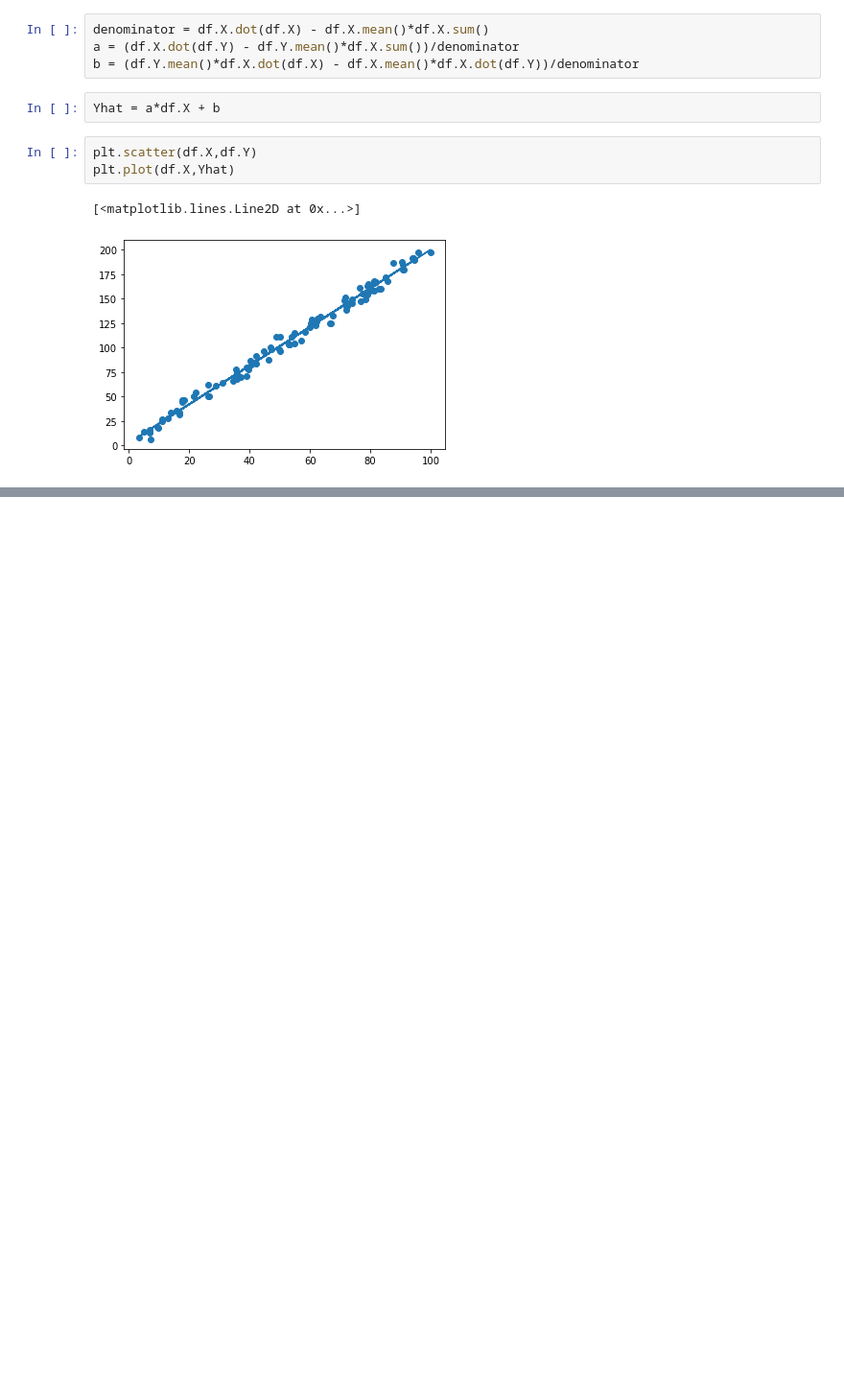
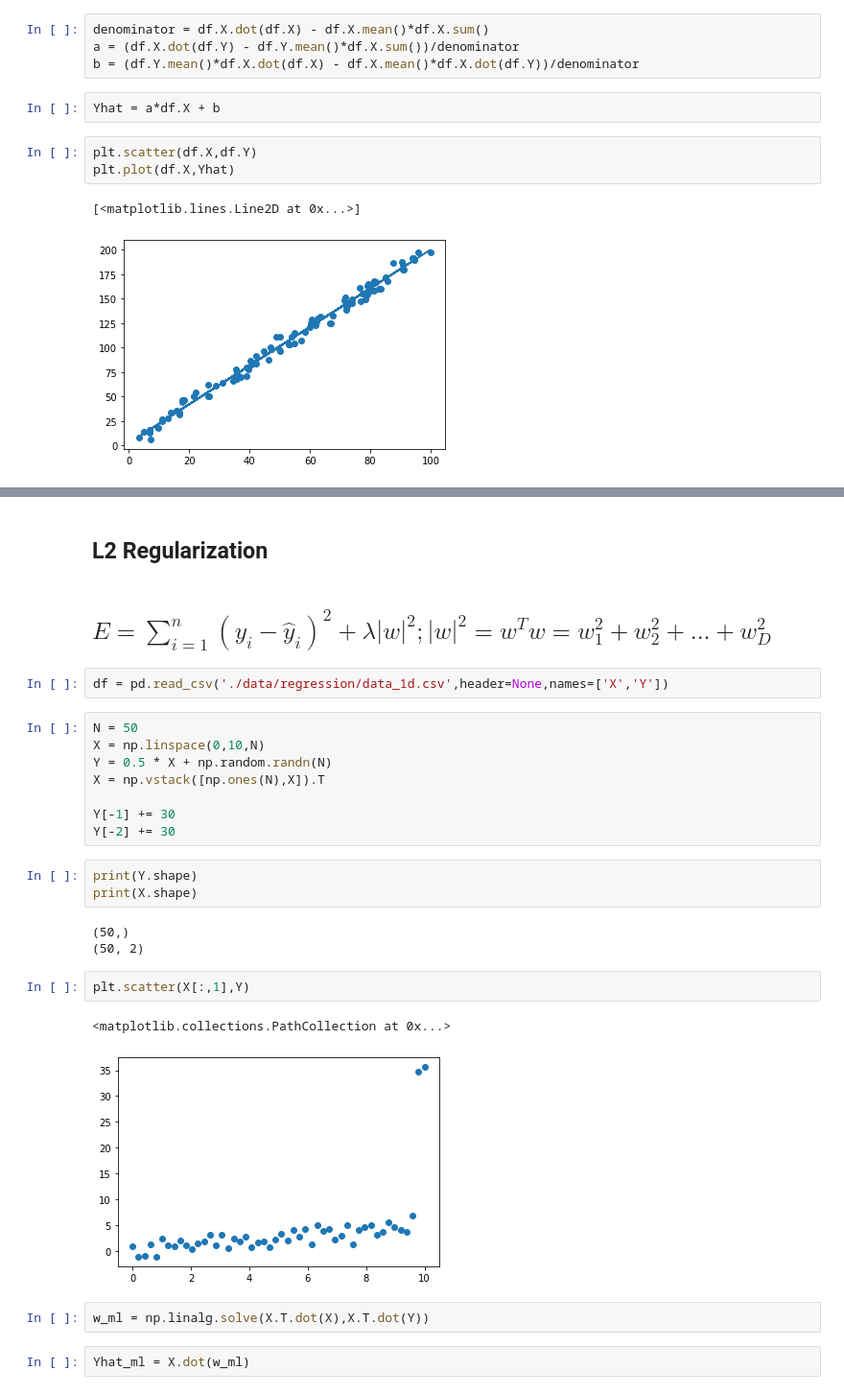
Before and after one commit to sroleden/nothing, a Jupyter notebook: notes/regression_basics.ipynb, the cells around one changed output, grey strips where cells are left out. Shown: that part at 96% size. Cells and saved outputs as stored; diff of their text form; blank space fills up the shorter version.

```diff
--- a/notes/regression_basics.ipynb
+++ b/notes/regression_basics.ipynb
@@ -76,0 +308,29 @@ denominator
+# %% [markdown]
+## L2 Regularization
+# %% [markdown]
+## $ {E} = \sum \limits_{i=1}^{n}(y_{i} - \hat{y}_{i} )^{2} + \lambda |w|^{2} ; |w|^{2} = w^{T}w = w_{1}^{2} + w_{2}^{2} + ... + w_{D}^{2}$
+# %%
+df = pd.read_csv('./data/regression/data_1d.csv',header=None,names=['X','Y'])
+# %%
+N = 50
+X = np.linspace(0,10,N)
+Y = 0.5 * X + np.random.randn(N)
+X = np.vstack([np.ones(N),X]).T
+
+Y[-1] += 30
+Y[-2] += 30
+# %%
+print(Y.shape)
+print(X.shape)
+# %% [output]
+(50,)
+(50, 2)
+# %%
+plt.scatter(X[:,1],Y)
+# %% [output]
+<matplotlib.collections.PathCollection at 0x...>
+[figure, added]
+# %%
+w_ml = np.linalg.solve(X.T.dot(X),X.T.dot(Y))
+# %%
+Yhat_ml = X.dot(w_ml)
```
Also changed, not shown: parts of 43 cells of this notebook.
